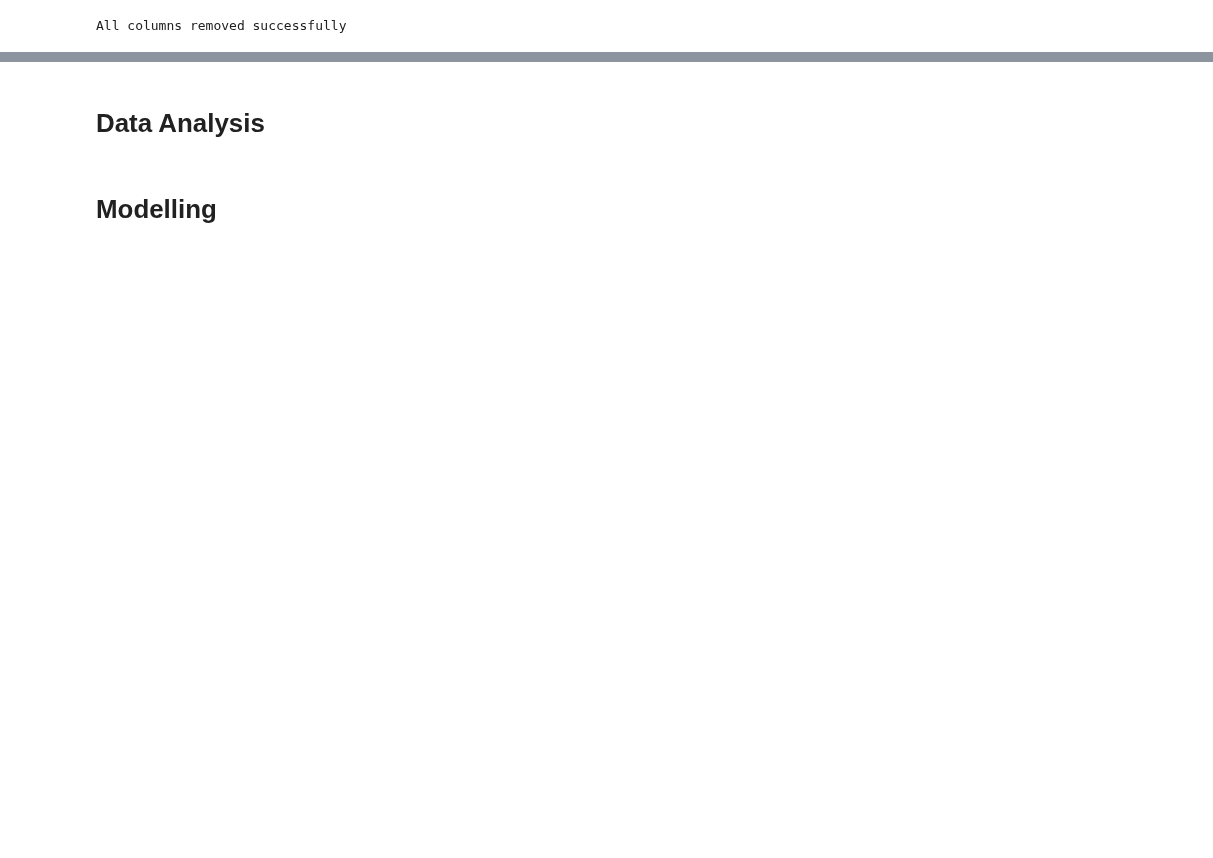
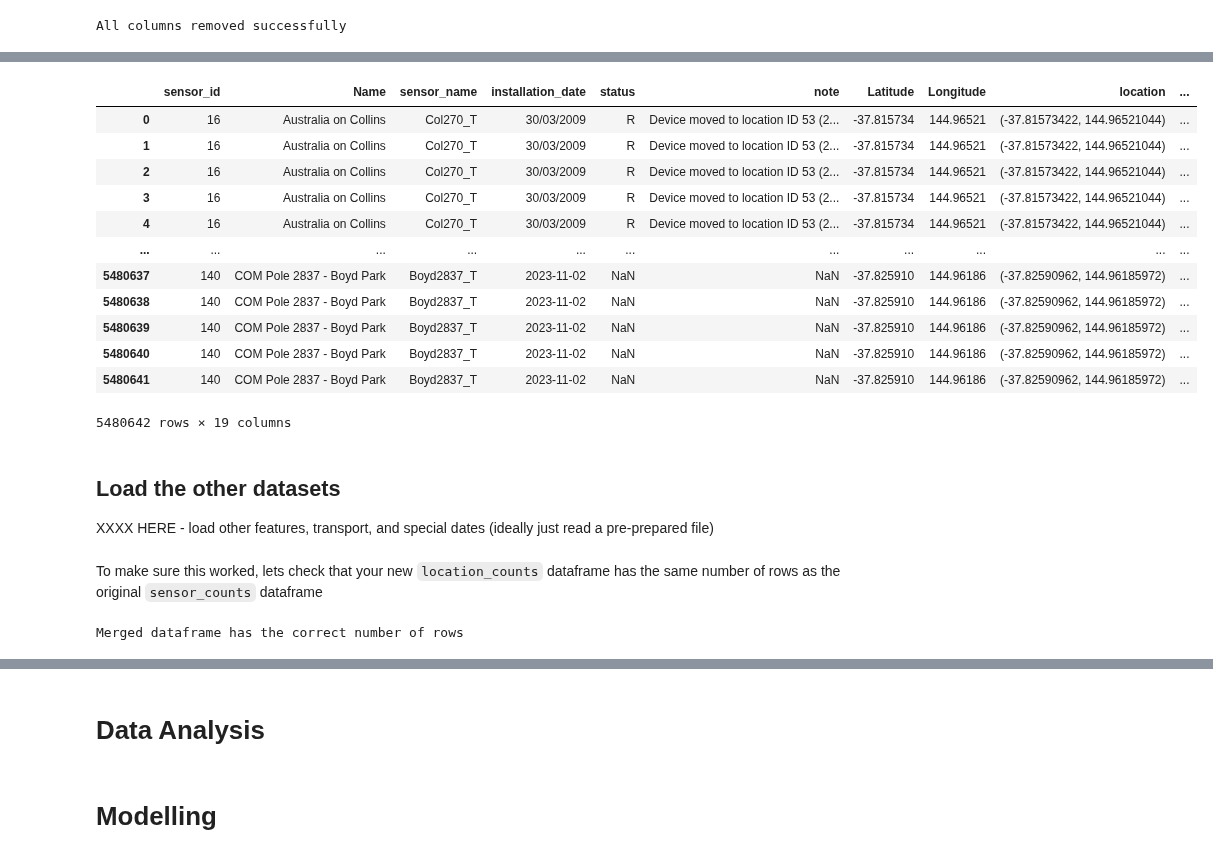
Before and after one commit to MSc-Urban-Environmental-Leeds/GEOG5415M-Programming-for-Spatial-Data-Science, a Jupyter notebook: notebooks/Week_7_ML_in_Action.ipynb, the cells around one changed output, grey strips where cells are left out. Cells and saved outputs as stored; diff of their text form; code cells hidden in the pictures; blank space fills up the shorter version.

```diff
--- a/notebooks/Week_7_ML_in_Action.ipynb
+++ b/notebooks/Week_7_ML_in_Action.ipynb
@@ -88,4 +88,4 @@ sensor_counts.drop(colums = ['MyColumn'])
 # %%
-sensor_counts = sensor_counts.drop(columns = ['ID', 'Sensor_Name', 'Unnamed: 0'])
+sensor_counts = sensor_counts.drop(columns = ['Unnamed: 0'])
 # %% [markdown]
 The next chunk will check that the column removal worked correctly. If it runs without an error then you have done it right.
@@ -115,0 +125,2 @@ XXXX HERE
+# %%
+sensor_locations = sensor_locations.drop(columns = ['Unnamed: 0'])
@@ -115,0 +137,30 @@ XXXX HERE
+# %%
+location_counts = pd.merge(sensor_locations, sensor_counts, on='sensor_id')
+location_counts
+# %% [output]
+|  | sensor_id | Name | sensor_name | installation_date | status | note | Latitude | Longitude | location | ... |
+| 0 | 16 | Australia on Collins | Col270_T | 30/03/2009 | R | Device moved to location ID 53 (2... | -37.815734 | 144.96521 | (-37.81573422, 144.96521044) | ... |
+| 1 | 16 | Australia on Collins | Col270_T | 30/03/2009 | R | Device moved to location ID 53 (2... | -37.815734 | 144.96521 | (-37.81573422, 144.96521044) | ... |
+| 2 | 16 | Australia on Collins | Col270_T | 30/03/2009 | R | Device moved to location ID 53 (2... | -37.815734 | 144.96521 | (-37.81573422, 144.96521044) | ... |
+| 3 | 16 | Australia on Collins | Col270_T | 30/03/2009 | R | Device moved to location ID 53 (2... | -37.815734 | 144.96521 | (-37.81573422, 144.96521044) | ... |
+| 4 | 16 | Australia on Collins | Col270_T | 30/03/2009 | R | Device moved to location ID 53 (2... | -37.815734 | 144.96521 | (-37.81573422, 144.96521044) | ... |
+| ... | ... | ... | ... | ... | ... | ... | ... | ... | ... | ... |
+| 5480637 | 140 | COM Pole 2837 - Boyd Park | Boyd2837_T | 2023-11-02 | NaN | NaN | -37.825910 | 144.96186 | (-37.82590962, 144.96185972) | ... |
+| 5480638 | 140 | COM Pole 2837 - Boyd Park | Boyd2837_T | 2023-11-02 | NaN | NaN | -37.825910 | 144.96186 | (-37.82590962, 144.96185972) | ... |
+| 5480639 | 140 | COM Pole 2837 - Boyd Park | Boyd2837_T | 2023-11-02 | NaN | NaN | -37.825910 | 144.96186 | (-37.82590962, 144.96185972) | ... |
+| 5480640 | 140 | COM Pole 2837 - Boyd Park | Boyd2837_T | 2023-11-02 | NaN | NaN | -37.825910 | 144.96186 | (-37.82590962, 144.96185972) | ... |
+| 5480641 | 140 | COM Pole 2837 - Boyd Park | Boyd2837_T | 2023-11-02 | NaN | NaN | -37.825910 | 144.96186 | (-37.82590962, 144.96185972) | ... |
+5480642 rows × 19 columns
+# %% [markdown]
+## Load the other datasets
+
+XXXX HERE - load other features, transport, and special dates (ideally just read a pre-prepared file)
+# %% [markdown]
+To make sure this worked, lets check that your new `location_counts` dataframe has the same number of rows as the original `sensor_counts` dataframe
+# %%
+if len(location_counts) == len(sensor_counts):
+    print("Merged dataframe has the correct number of rows")
+else:
+    print("Merged dataframe length", len(location_counts), "doesn't match the original sensor counts length", len(sensor_counts))
+# %% [output]
+Merged dataframe has the correct number of rows
```
Also changed, not shown: parts of 14 cells of this notebook.
